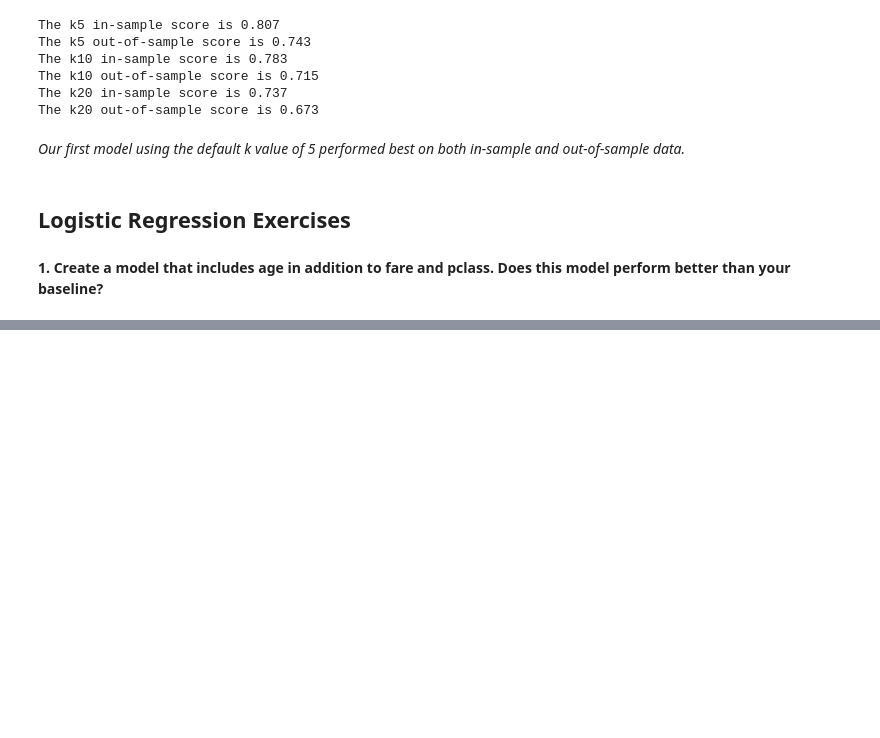
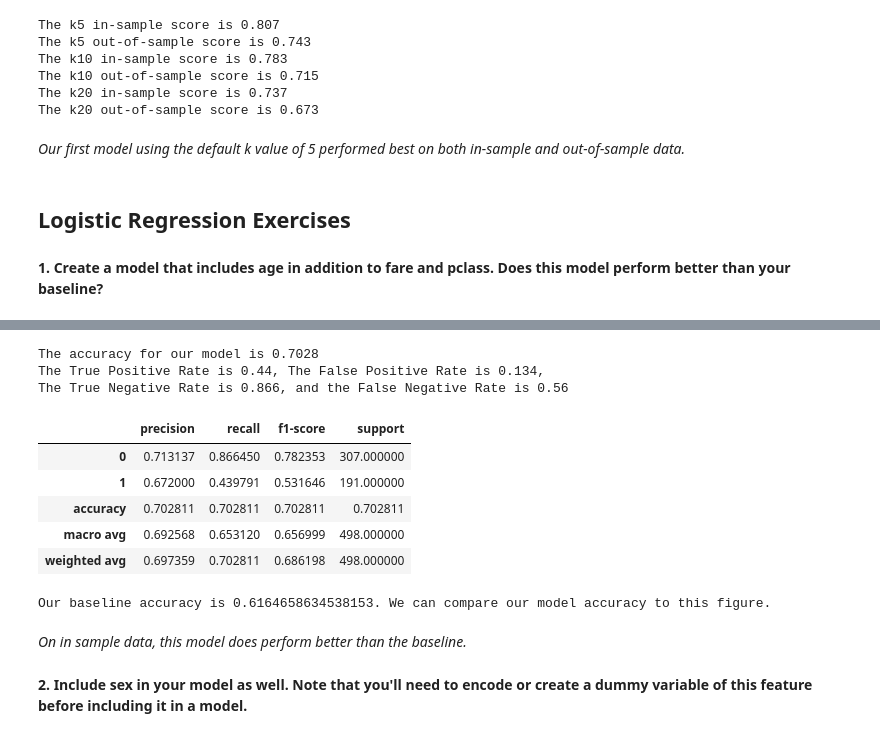
Before and after one commit to kristofer-rivera/classification-exercises, a Jupyter notebook: model.ipynb, the cells around one changed output, grey strips where cells are left out. Cells and saved outputs as stored; diff of their text form; code cells hidden in the pictures; blank space fills up the shorter version.

```diff
--- a/model.ipynb
+++ b/model.ipynb
@@ -500,0 +593,41 @@ The k20 out-of-sample score is 0.673
+# %%
+# Creating predictions and evaluating
+
+X = X_train[features]
+y = y_train
+
+accuracy = logit1.score(X, y)
+y_pred = logit1.predict(X)
+conf = confusion_matrix(y, y_pred)
+class_report = pd.DataFrame(classification_report(y, y_pred, output_dict=True)).T
+conf = confusion_matrix(y, y_pred)
+tpr = conf[1][1] / conf[1].sum()
+fpr = conf[0][1] / conf[0].sum()
+tnr = conf[0][0] / conf[0].sum()
+fnr = conf[1][0] / conf[1].sum()
+print(f'''
+The accuracy for our model is {accuracy:.4}
+The True Positive Rate is {tpr:.3}, The False Positive Rate is {fpr:.3},
+The True Negative Rate is {tnr:.3}, and the False Negative Rate is {fnr:.3}
+''')
+class_report
+# %% [output]
+The accuracy for our model is 0.7028
+The True Positive Rate is 0.44, The False Positive Rate is 0.134,
+The True Negative Rate is 0.866, and the False Negative Rate is 0.56
+|  | precision | recall | f1-score | support |
+| 0 | 0.713137 | 0.866450 | 0.782353 | 307.000000 |
+| 1 | 0.672000 | 0.439791 | 0.531646 | 191.000000 |
+| accuracy | 0.702811 | 0.702811 | 0.702811 | 0.702811 |
+| macro avg | 0.692568 | 0.653120 | 0.656999 | 498.000000 |
+| weighted avg | 0.697359 | 0.702811 | 0.686198 | 498.000000 |
+# %%
+#Calculate baseline
+baseline = (train.survived == 0).mean()
+print(f'Our baseline accuracy is {baseline}. We can compare our model accuracy to this figure.')
+# %% [output]
+Our baseline accuracy is 0.6164658634538153. We can compare our model accuracy to this figure.
+# %% [markdown]
+*On in sample data, this model does perform better than the baseline.*
+# %% [markdown]
+**2. Include sex in your model as well. Note that you'll need to encode or create a dummy variable of this feature before including it in a model.**
```
Also changed, not shown: parts of 34 cells of this notebook.
